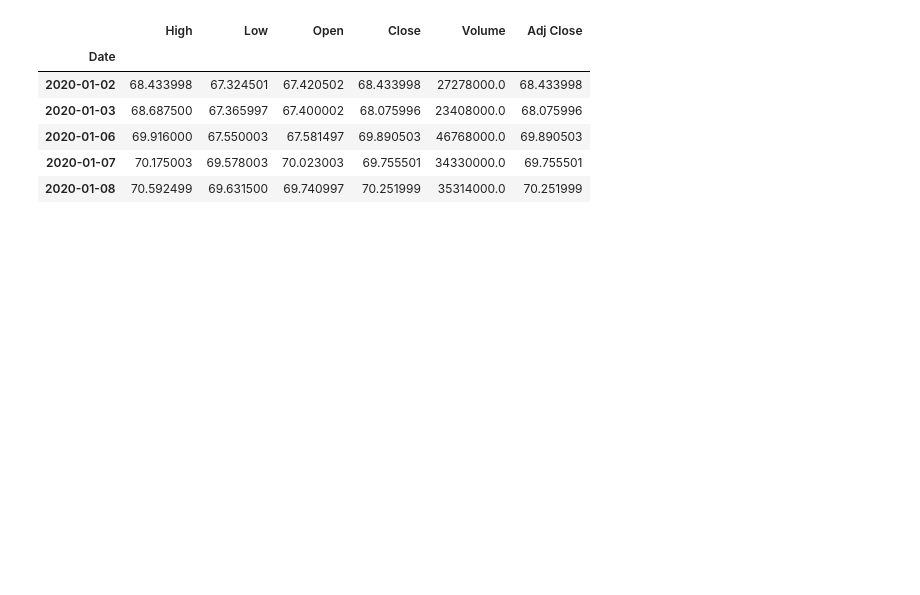
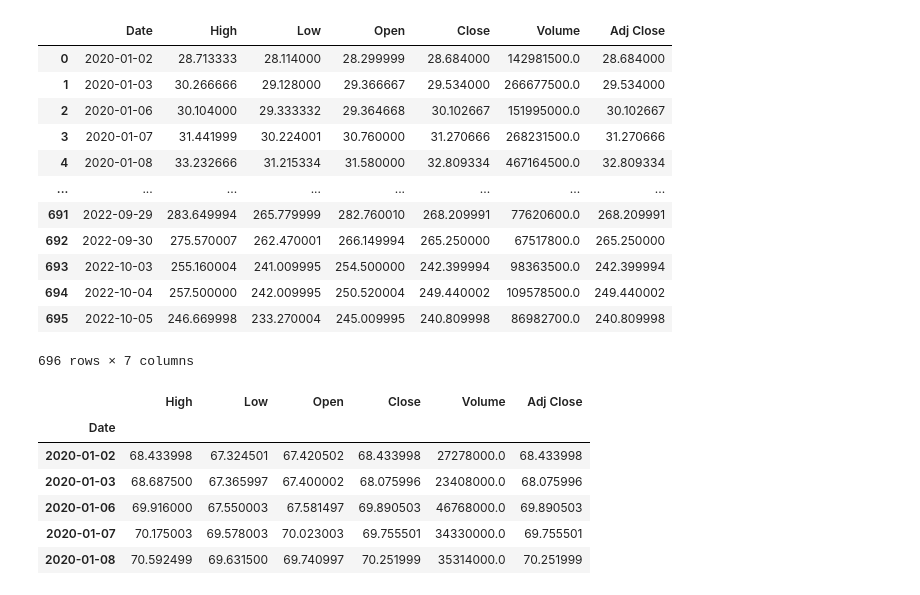
Before and after one commit to andykr1k/StockBackTesting, a Jupyter notebook: DataReader.ipynb, the cells around one changed output. Cells and saved outputs as stored; diff of their text form; code cells hidden in the pictures; blank space fills up the shorter version.

```diff
--- a/DataReader.ipynb
+++ b/DataReader.ipynb
@@ -13,6 +14,26 @@ aapl = web.DataReader("AAPL", "yahoo", start, end)
 tsla = web.DataReader("TSLA", "yahoo", start, end)
 msft = web.DataReader("MSFT", "yahoo", start, end)
 spy = web.DataReader("SPY", "yahoo", start, end)
+# %%
+spy.reset_index()
+aapl.reset_index()
+msft.reset_index()
+googl.reset_index()
+tsla.reset_index()
+# %% [output]
+|  | Date | High | Low | Open | Close | Volume | Adj Close |
+| 0 | 2020-01-02 | 28.713333 | 28.114000 | 28.299999 | 28.684000 | 142981500.0 | 28.684000 |
+| 1 | 2020-01-03 | 30.266666 | 29.128000 | 29.366667 | 29.534000 | 266677500.0 | 29.534000 |
+| 2 | 2020-01-06 | 30.104000 | 29.333332 | 29.364668 | 30.102667 | 151995000.0 | 30.102667 |
+| 3 | 2020-01-07 | 31.441999 | 30.224001 | 30.760000 | 31.270666 | 268231500.0 | 31.270666 |
+| 4 | 2020-01-08 | 33.232666 | 31.215334 | 31.580000 | 32.809334 | 467164500.0 | 32.809334 |
+| ... | ... | ... | ... | ... | ... | ... | ... |
+| 691 | 2022-09-29 | 283.649994 | 265.779999 | 282.760010 | 268.209991 | 77620600.0 | 268.209991 |
+| 692 | 2022-09-30 | 275.570007 | 262.470001 | 266.149994 | 265.250000 | 67517800.0 | 265.250000 |
+| 693 | 2022-10-03 | 255.160004 | 241.009995 | 254.500000 | 242.399994 | 98363500.0 | 242.399994 |
+| 694 | 2022-10-04 | 257.500000 | 242.009995 | 250.520004 | 249.440002 | 109578500.0 | 249.440002 |
+| 695 | 2022-10-05 | 246.669998 | 233.270004 | 245.009995 | 240.809998 | 86982700.0 | 240.809998 |
+696 rows × 7 columns
 # %%
 googl.head()
 # %% [output]
```
Also changed, not shown: parts of 12 cells of this notebook.
